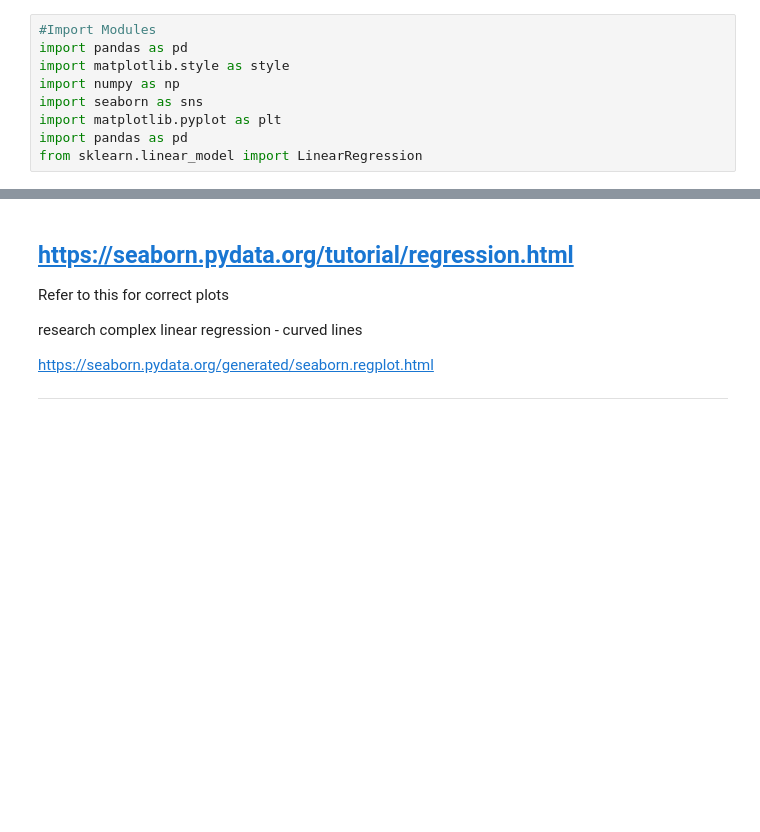
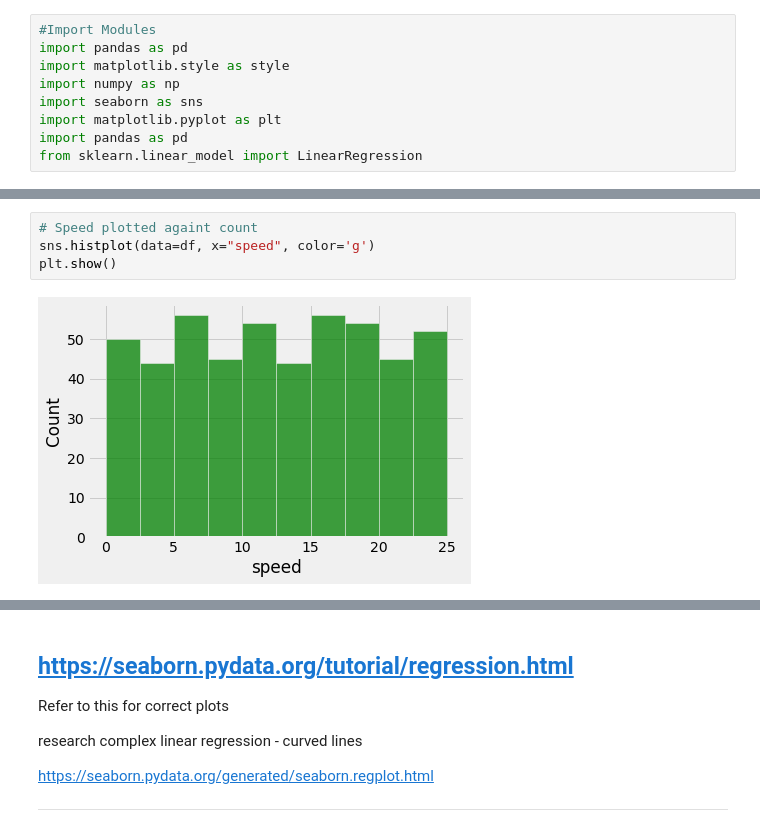
Before and after one commit to eoinlees/FoDA-Project-2020, a Jupyter notebook: Project-2020.ipynb, the cells around one changed output, grey strips where cells are left out. Saved outputs shown, nothing was run; the diff lists cells and outputs as text; blank space fills up the shorter version.

```diff
--- a/Project-2020.ipynb
+++ b/Project-2020.ipynb
@@ -220,0 +136,6 @@ Whats a regplot? regression?
+# %%
+# Speed plotted againt count
+sns.histplot(data=df, x="speed", color='g')
+plt.show()
+# %% [output]
+[figure, added]
```
Also changed, not shown: parts of 64 cells of this notebook.
